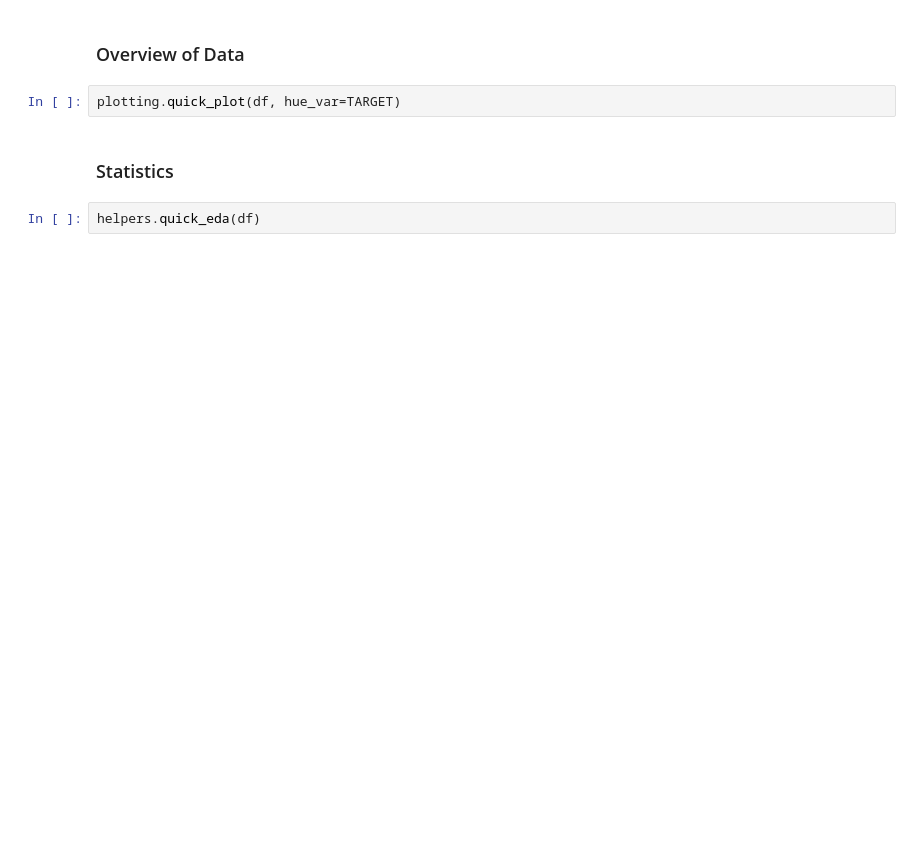
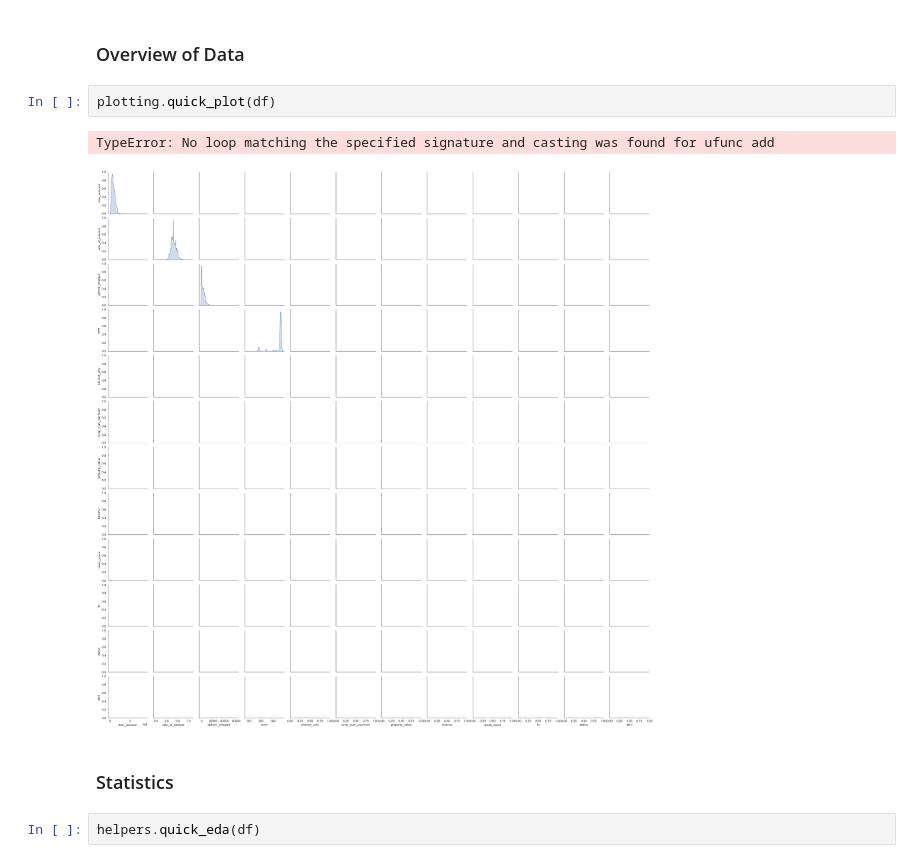
Before and after one commit to csanry/aml, a Jupyter notebook: notebooks/eda.ipynb, the cells around one changed output. Cells and saved outputs as stored; diff of their text form; blank space fills up the shorter version.

```diff
--- a/notebooks/eda.ipynb
+++ b/notebooks/eda.ipynb
@@ -103,7 +104,10 @@ TARGET = 'status'
 # %% [markdown]
 ### Overview of Data
 # %%
-plotting.quick_plot(df, hue_var=TARGET)
+plotting.quick_plot(df)
+# %% [output]
+TypeError: No loop matching the specified signature and casting was found for ufunc add
+[figure, added]
 # %% [markdown]
 ### Statistics
 # %%
```
Also changed, not shown: parts of 18 cells of this notebook, 3 other files.
